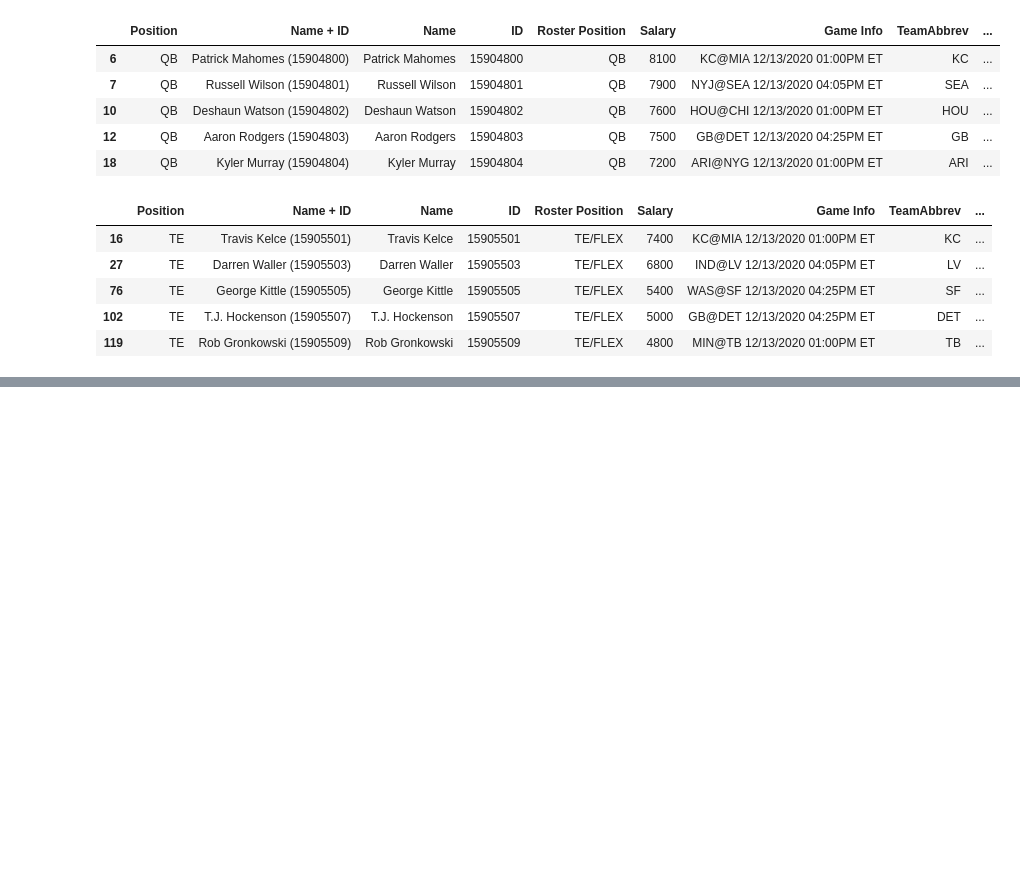
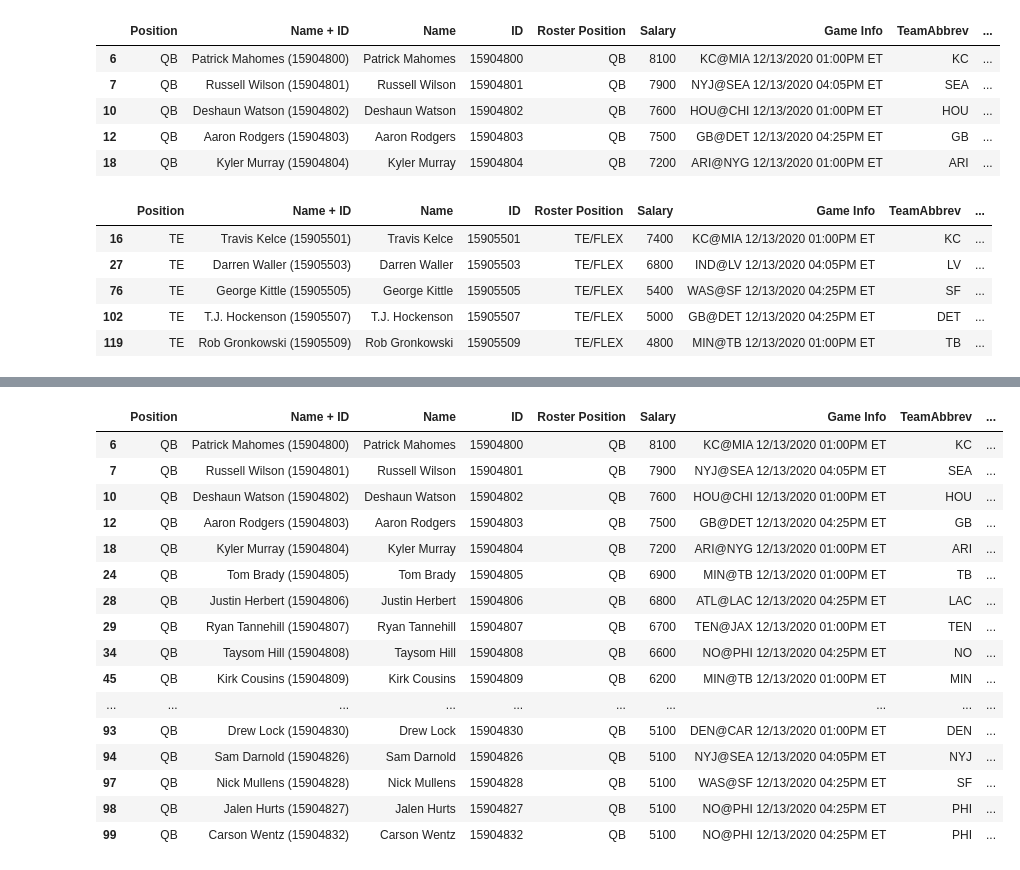
Before and after one commit to amoss038/DFS_Comparison-, a Jupyter notebook: Capstone1_Fantasy.ipynb, the cells around one changed output, grey strips where cells are left out. Saved outputs shown, nothing was run; the diff lists cells and outputs as text; code cells hidden in the pictures; blank space fills up the shorter version.

```diff
--- a/Capstone1_Fantasy.ipynb
+++ b/Capstone1_Fantasy.ipynb
@@ -489,0 +500,20 @@ rb_top5
+# %%
+qb_thres
+# %% [output]
+|  | Position | Name + ID | Name | ID | Roster Position | Salary | Game Info | TeamAbbrev | ... |
+| 6 | QB | Patrick Mahomes (15904800) | Patrick Mahomes | 15904800 | QB | 8100 | KC@MIA 12/13/2020 01:00PM ET | KC | ... |
+| 7 | QB | Russell Wilson (15904801) | Russell Wilson | 15904801 | QB | 7900 | NYJ@SEA 12/13/2020 04:05PM ET | SEA | ... |
+| 10 | QB | Deshaun Watson (15904802) | Deshaun Watson | 15904802 | QB | 7600 | HOU@CHI 12/13/2020 01:00PM ET | HOU | ... |
+| 12 | QB | Aaron Rodgers (15904803) | Aaron Rodgers | 15904803 | QB | 7500 | GB@DET 12/13/2020 04:25PM ET | GB | ... |
+| 18 | QB | Kyler Murray (15904804) | Kyler Murray | 15904804 | QB | 7200 | ARI@NYG 12/13/2020 01:00PM ET | ARI | ... |
+| 24 | QB | Tom Brady (15904805) | Tom Brady | 15904805 | QB | 6900 | MIN@TB 12/13/2020 01:00PM ET | TB | ... |
+| 28 | QB | Justin Herbert (15904806) | Justin Herbert | 15904806 | QB | 6800 | ATL@LAC 12/13/2020 04:25PM ET | LAC | ... |
+| 29 | QB | Ryan Tannehill (15904807) | Ryan Tannehill | 15904807 | QB | 6700 | TEN@JAX 12/13/2020 01:00PM ET | TEN | ... |
+| 34 | QB | Taysom Hill (15904808) | Taysom Hill | 15904808 | QB | 6600 | NO@PHI 12/13/2020 04:25PM ET | NO | ... |
+| 45 | QB | Kirk Cousins (15904809) | Kirk Cousins | 15904809 | QB | 6200 | MIN@TB 12/13/2020 01:00PM ET | MIN | ... |
+| ... | ... | ... | ... | ... | ... | ... | ... | ... | ... |
+| 93 | QB | Drew Lock (15904830) | Drew Lock | 15904830 | QB | 5100 | DEN@CAR 12/13/2020 01:00PM ET | DEN | ... |
+| 94 | QB | Sam Darnold (15904826) | Sam Darnold | 15904826 | QB | 5100 | NYJ@SEA 12/13/2020 04:05PM ET | NYJ | ... |
+| 97 | QB | Nick Mullens (15904828) | Nick Mullens | 15904828 | QB | 5100 | WAS@SF 12/13/2020 04:25PM ET | SF | ... |
+| 98 | QB | Jalen Hurts (15904827) | Jalen Hurts | 15904827 | QB | 5100 | NO@PHI 12/13/2020 04:25PM ET | PHI | ... |
+| 99 | QB | Carson Wentz (15904832) | Carson Wentz | 15904832 | QB | 5100 | NO@PHI 12/13/2020 04:25PM ET | PHI | ... |
```
Also changed, not shown: parts of 41 cells of this notebook.
